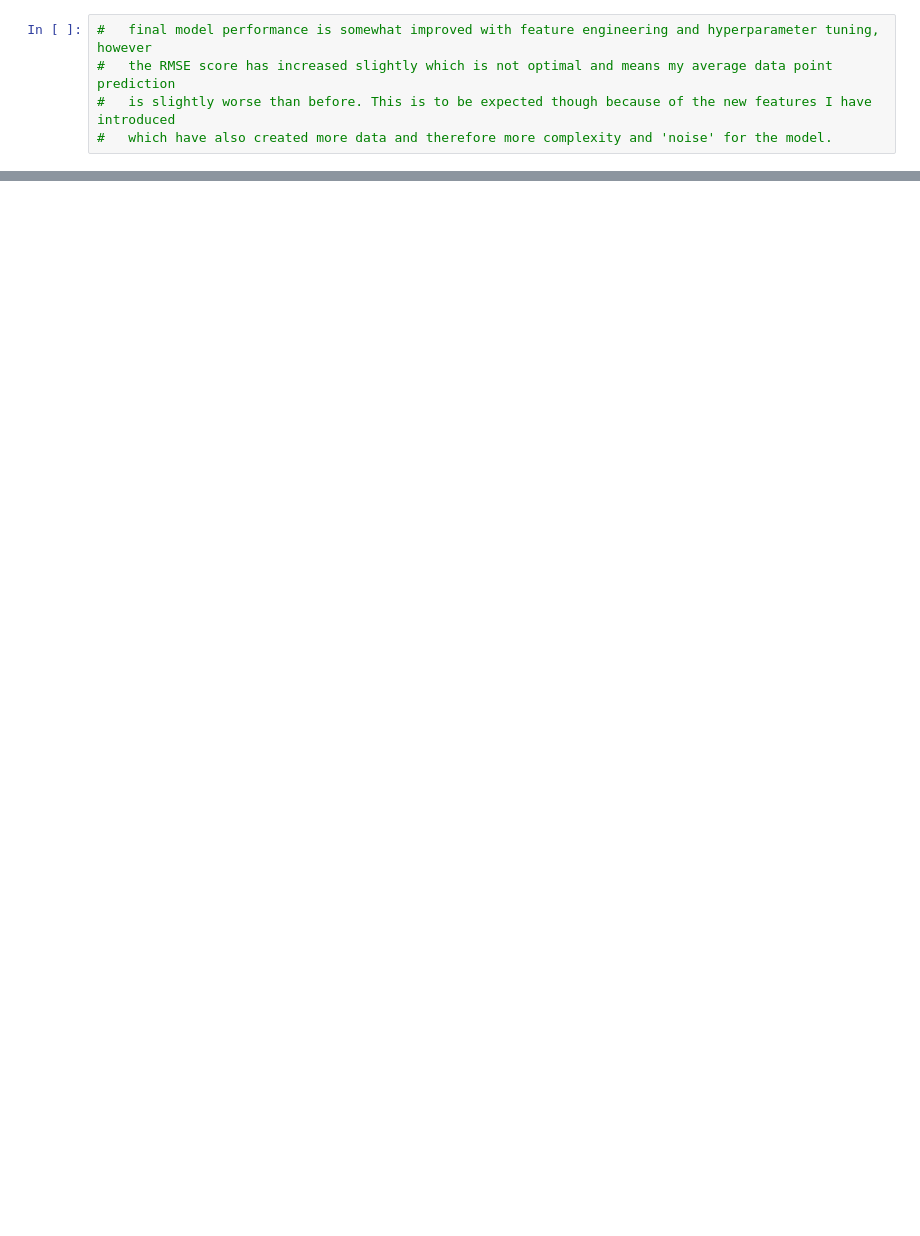
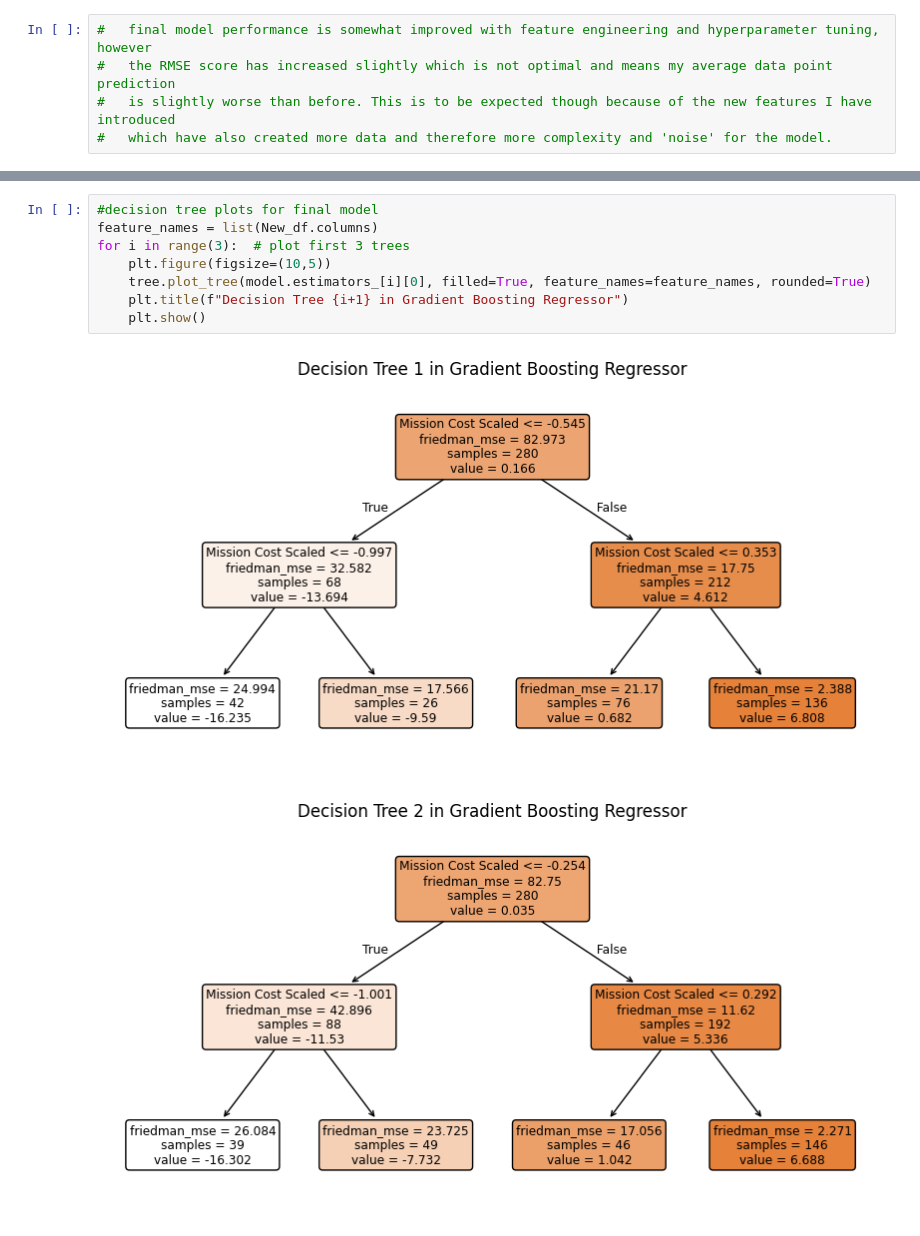
Before and after one commit to up2107120/up2107120-ACT-CW2-repo, a Jupyter notebook: ACT_CW_space-missions.ipynb, the cells around one changed output, grey strips where cells are left out. Drawn from its saved outputs; the diff is of its cells as text; blank space fills up the shorter version.

```diff
--- a/ACT_CW_space-missions.ipynb
+++ b/ACT_CW_space-missions.ipynb
@@ -476,0 +518,11 @@ Root mean Square error: 4.10
+# %%
+#decision tree plots for final model
+feature_names = list(New_df.columns)
+for i in range(3):  # plot first 3 trees
+    plt.figure(figsize=(10,5))
+    tree.plot_tree(model.estimators_[i][0], filled=True, feature_names=feature_names, rounded=True)
+    plt.title(f"Decision Tree {i+1} in Gradient Boosting Regressor")
+    plt.show()
+# %% [output]
+[figure, added]
+[figure, added]
```
Also changed, not shown: parts of 9 cells of this notebook.
